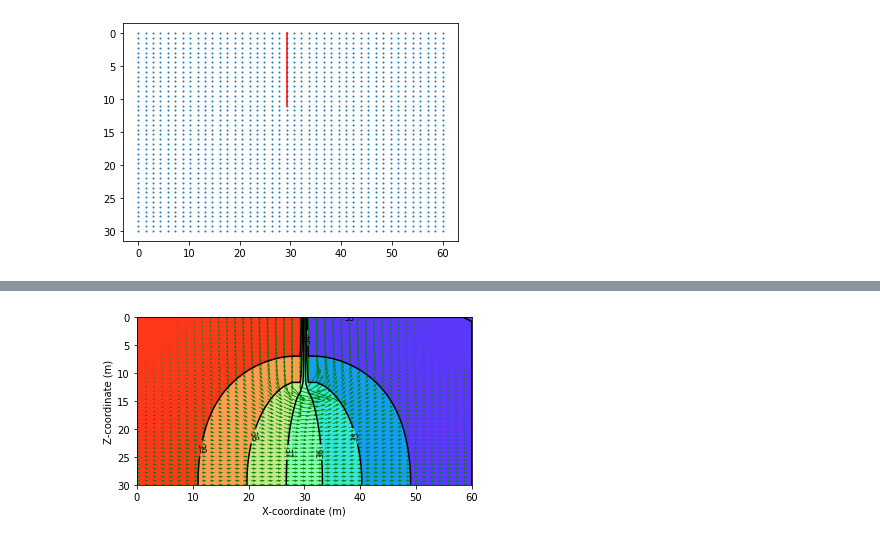
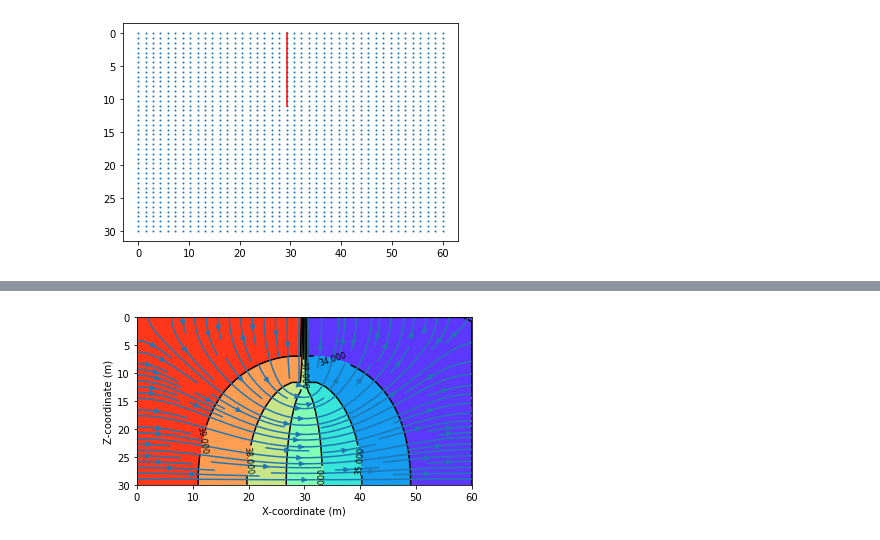
Before and after one commit to luisez1988/soilved, a Jupyter notebook: content/Example 4.18.ipynb, the cells around one changed output, grey strips where cells are left out. Drawn from its saved outputs; the diff is of its cells as text; code cells hidden in the pictures.

```diff
--- a/content/Example 4.18.ipynb
+++ b/content/Example 4.18.ipynb
@@ -102,19 +102,20 @@ Grad_x[:number_nodes+1,n_ups+1] = 0 #right side
 #velocities
 k=3.5e-5
 vx=Grad_x*k #seepage velocity in the x direction
-vy=Grad_y*k #seepage velocity in the y direction
+vy=-Grad_y*k #seepage velocity in the y direction
 # %%
 plt.contourf(X, Y, h, levels=6, cmap='rainbow')
 contours = plt.contour(X, Y, h, levels=6, colors='k')
 plt.clabel(contours, inline=True, fontsize=8)
 
-plt.quiver(X,Y,vx, vy, color='green')
+#plt.quiver(X,Y,vx, vy, color='green')
+plt.streamplot(X,Y,vx, vy)
 plt.gca().invert_yaxis()
 # Set the aspect ratio to be equal
 plt.gca().set_aspect('equal')
 plt.xlabel(r'X-coordinate (m)')
 plt.ylabel(r'Z-coordinate (m)')
 plt.savefig('seepage.svg')
 plt.show()
 # %% [output]
-[figure, old version]
+[figure, new version]
```
Also changed, not shown: parts of 1 cell of this notebook, 1 other file.
